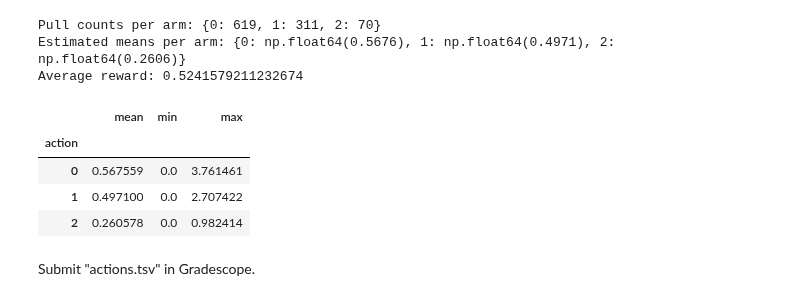
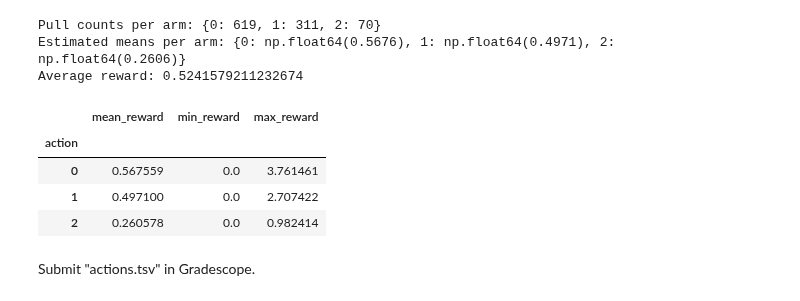
Before and after one commit to jtvon/dx704-project-03, a Jupyter notebook: project.ipynb, the cells around one changed output. Drawn from its saved outputs; the diff is of its cells as text; code cells hidden in the pictures.

```diff
--- a/project.ipynb
+++ b/project.ipynb
@@ -175,13 +175,16 @@ Average reward: 0.5241579211232674
 # %%
 # Calculate the mean, min, and max reward for each arm from the history_df
 arm_stats = history_df.groupby('action')['reward'].agg(['mean', 'min', 'max'])
+
+#Rename columns for clarity
+arm_stats.columns = ['mean_reward', 'min_reward', 'max_reward']
 
 # Save the results to a TSV file
 arm_stats.to_csv("submission/actions.tsv", sep="\t")
 
 arm_stats
 # %% [output]
-|  | mean | min | max |
+|  | mean_reward | min_reward | max_reward |
 | action |  |  |  |
 | 0 | 0.567559 | 0.0 | 3.761461 |
 | 1 | 0.497100 | 0.0 | 2.707422 |
```
Also changed, not shown: 1 other file.
